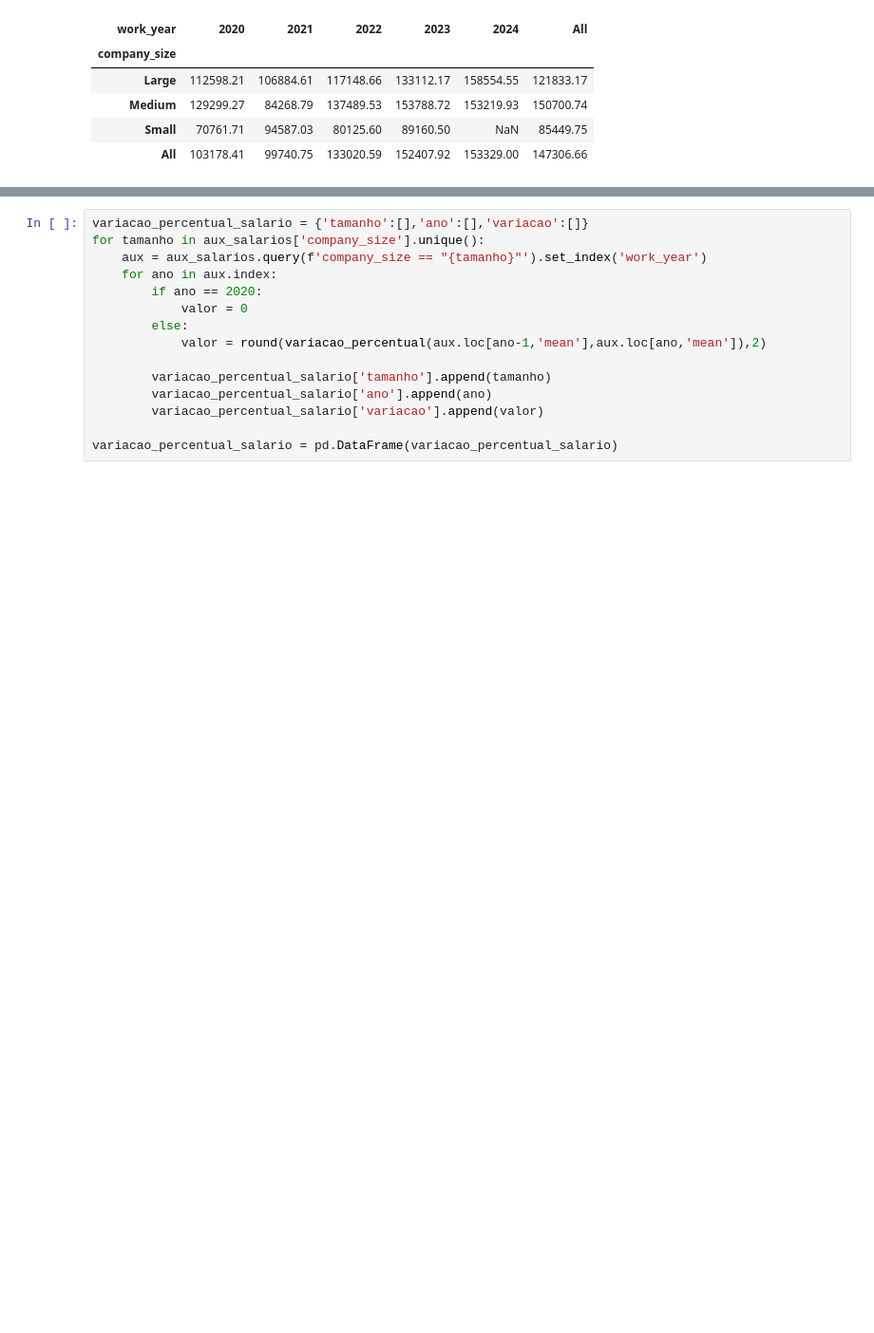
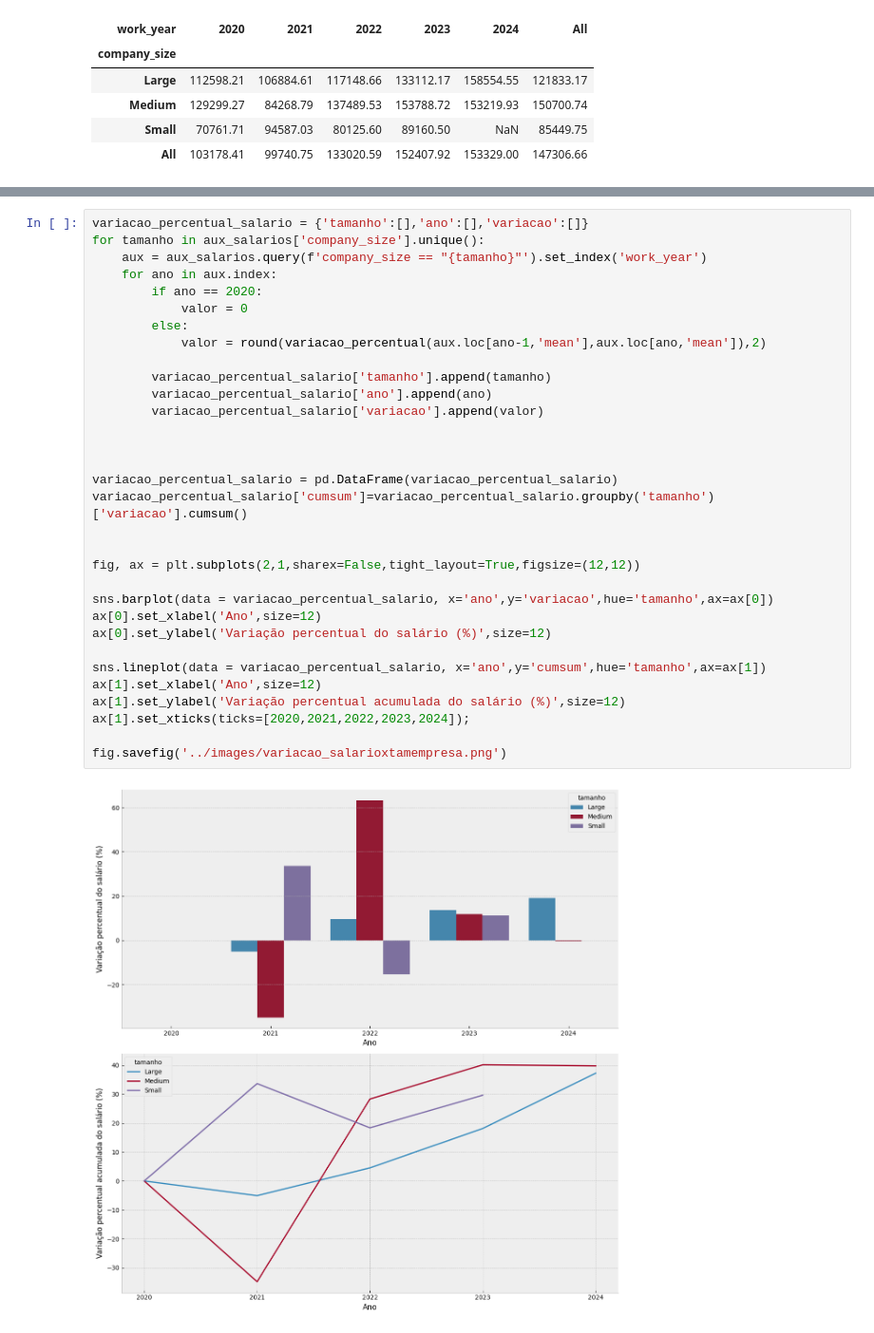
Before and after one commit to Alexandre-Esposte/dive-into-data-careers, a Jupyter notebook: notebook/data_careers_analysis.ipynb, the cells around one changed output, grey strips where cells are left out. Shown at 95% size. Cells and saved outputs as stored; diff of their text form; blank space fills up the shorter version.

```diff
--- a/notebook/data_careers_analysis.ipynb
+++ b/notebook/data_careers_analysis.ipynb
@@ -743,15 +752,34 @@ ax[1].set_xticks(ticks=[2020,2021,2022,2023,2024]);
 # %%
 variacao_percentual_salario = {'tamanho':[],'ano':[],'variacao':[]}
 for tamanho in aux_salarios['company_size'].unique():
     aux = aux_salarios.query(f'company_size == "{tamanho}"').set_index('work_year')
     for ano in aux.index:
         if ano == 2020:
             valor = 0
         else:
             valor = round(variacao_percentual(aux.loc[ano-1,'mean'],aux.loc[ano,'mean']),2)
 
         variacao_percentual_salario['tamanho'].append(tamanho)
         variacao_percentual_salario['ano'].append(ano)
         variacao_percentual_salario['variacao'].append(valor)
 
+
+
 variacao_percentual_salario = pd.DataFrame(variacao_percentual_salario)
+variacao_percentual_salario['cumsum']=variacao_percentual_salario.groupby('tamanho')['variacao'].cumsum()
+
+
+fig, ax = plt.subplots(2,1,sharex=False,tight_layout=True,figsize=(12,12))
+
+sns.barplot(data = variacao_percentual_salario, x='ano',y='variacao',hue='tamanho',ax=ax[0])
+ax[0].set_xlabel('Ano',size=12)
+ax[0].set_ylabel('Variação percentual do salário (%)',size=12)
+
+sns.lineplot(data = variacao_percentual_salario, x='ano',y='cumsum',hue='tamanho',ax=ax[1])
+ax[1].set_xlabel('Ano',size=12)
+ax[1].set_ylabel('Variação percentual acumulada do salário (%)',size=12)
+ax[1].set_xticks(ticks=[2020,2021,2022,2023,2024]);
+
+fig.savefig('../images/variacao_salarioxtamempresa.png')
+# %% [output]
+[figure, added]
```
Also changed, not shown: parts of 15 cells of this notebook, 4 other files.
